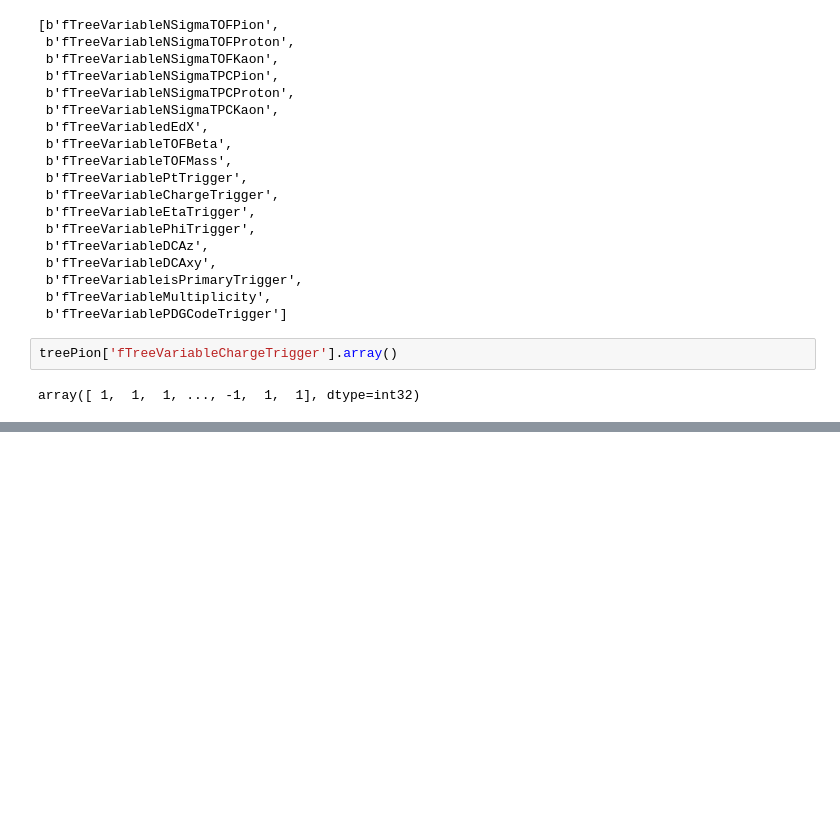
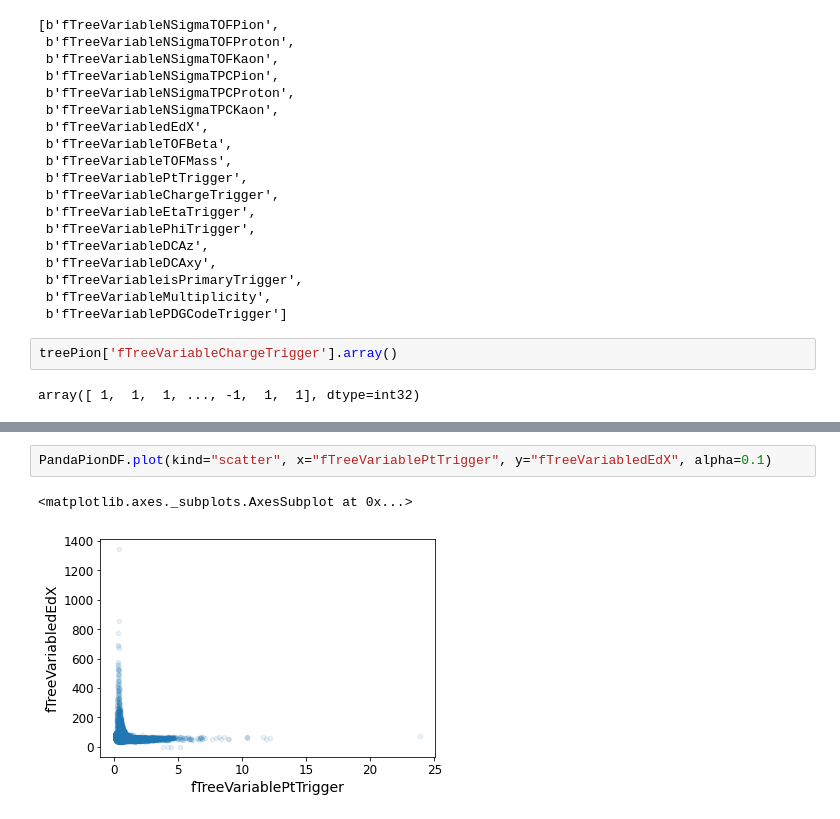
Before and after one commit to ChiaraDeMartin95/ciao, a Jupyter notebook: PionIDwithML.ipynb, the cells around one changed output, grey strips where cells are left out. Cells and saved outputs as stored; diff of their text form; blank space fills up the shorter version.

```diff
--- a/PionIDwithML.ipynb
+++ b/PionIDwithML.ipynb
@@ -141,0 +192,5 @@ treePion.pandas.df(["fTreeVariableNSigmaTOF*", "fTreeVariableNSigmaTPC*", "fTree
+# %%
+PandaPionDF.plot(kind="scatter", x="fTreeVariablePtTrigger", y="fTreeVariabledEdX", alpha=0.1)
+# %% [output]
+<matplotlib.axes._subplots.AxesSubplot at 0x...>
+[figure, added]
```
Also changed, not shown: parts of 11 cells of this notebook.
